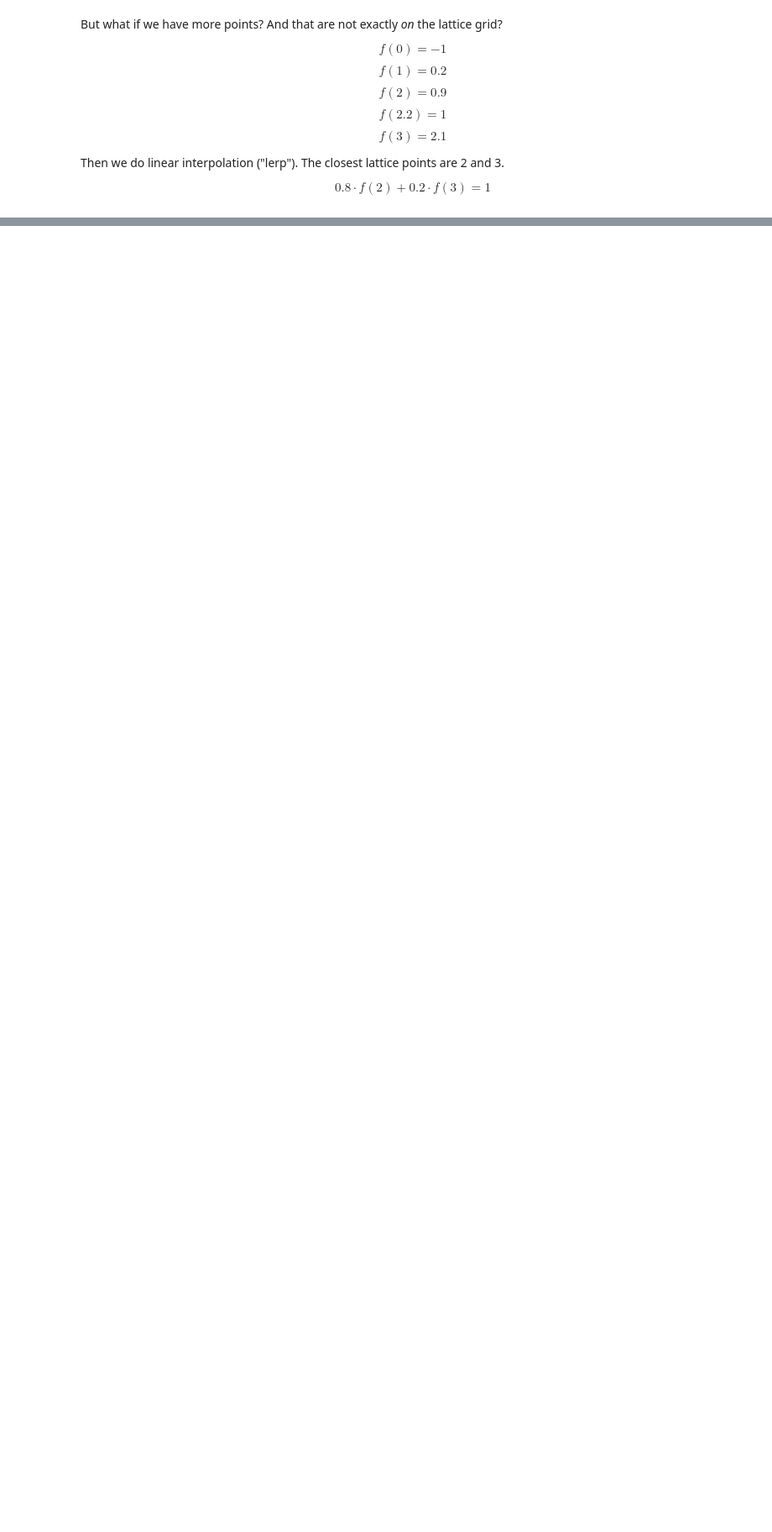
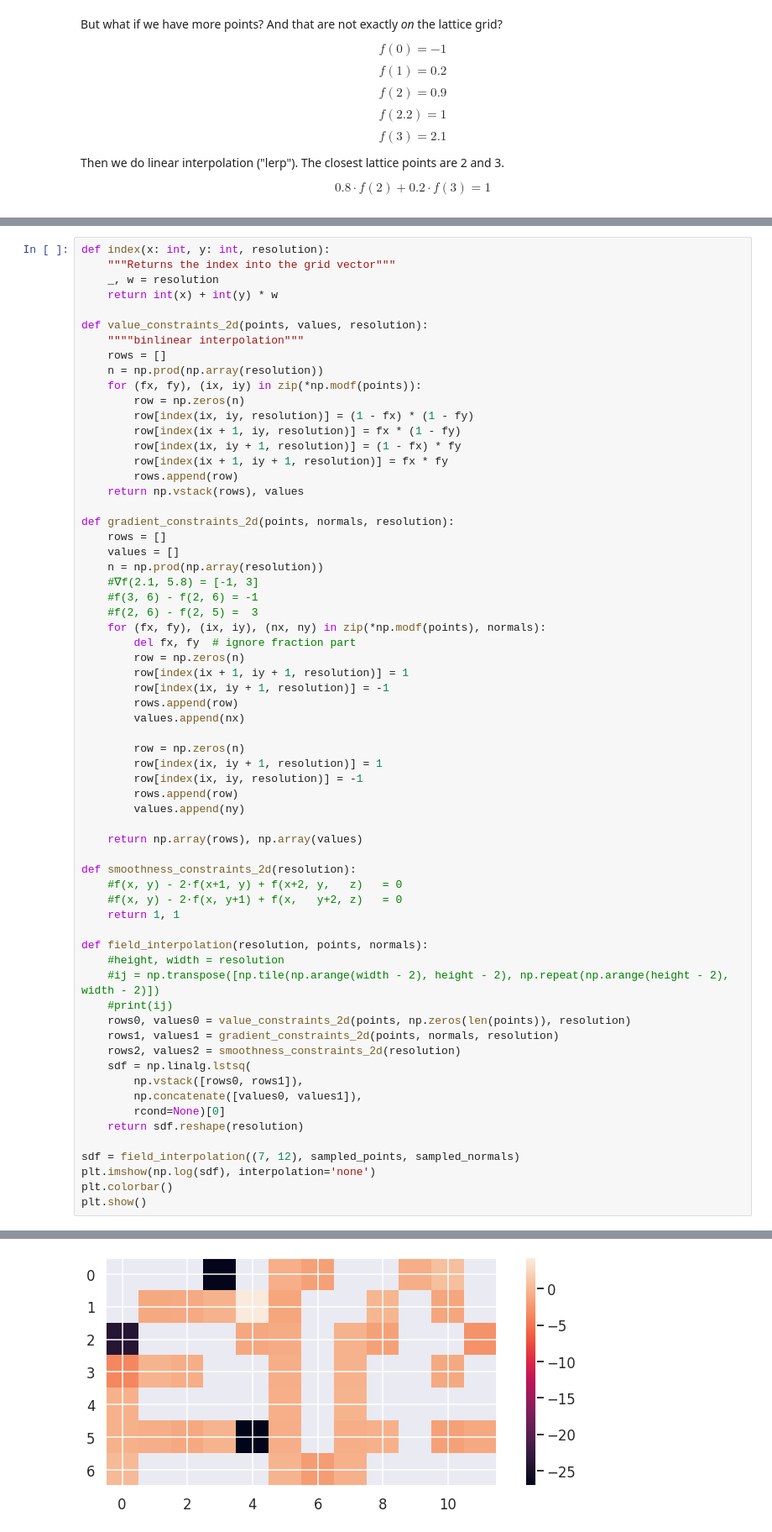
Before and after one commit to vidstige/mini-field-interpolation, a Jupyter notebook: field_interpolation.ipynb, the cells around one changed output, grey strips where cells are left out. Shown at 84% size. Saved outputs shown, nothing was run; the diff lists cells and outputs as text; blank space fills up the shorter version.

Commit message:
2d field interpolation

```diff
--- a/field_interpolation.ipynb
+++ b/field_interpolation.ipynb
@@ -188,0 +237,65 @@ plt.show()
+# %%
+def index(x: int, y: int, resolution):
+    """Returns the index into the grid vector"""
+    _, w = resolution
+    return int(x) + int(y) * w
+
+def value_constraints_2d(points, values, resolution):
+    """"binlinear interpolation"""
+    rows = []
+    n = np.prod(np.array(resolution))
+    for (fx, fy), (ix, iy) in zip(*np.modf(points)):
+        row = np.zeros(n)
+        row[index(ix, iy, resolution)] = (1 - fx) * (1 - fy)
+        row[index(ix + 1, iy, resolution)] = fx * (1 - fy)
+        row[index(ix, iy + 1, resolution)] = (1 - fx) * fy
+        row[index(ix + 1, iy + 1, resolution)] = fx * fy
+        rows.append(row)
+    return np.vstack(rows), values
+
+def gradient_constraints_2d(points, normals, resolution):
+    rows = []
+    values = []
+    n = np.prod(np.array(resolution))
+    #∇f(2.1, 5.8) = [-1, 3]
+    #f(3, 6) - f(2, 6) = -1
+	#f(2, 6) - f(2, 5) =  3
+    for (fx, fy), (ix, iy), (nx, ny) in zip(*np.modf(points), normals):
+        del fx, fy  # ignore fraction part
+        row = np.zeros(n)
+        row[index(ix + 1, iy + 1, resolution)] = 1
+        row[index(ix, iy + 1, resolution)] = -1
+        rows.append(row)
+        values.append(nx)
+
+        row = np.zeros(n)
+        row[index(ix, iy + 1, resolution)] = 1
+        row[index(ix, iy, resolution)] = -1
+        rows.append(row)
+        values.append(ny)
+
+    return np.array(rows), np.array(values)
+
+def smoothness_constraints_2d(resolution):
+    #f(x, y) - 2·f(x+1, y) + f(x+2, y,   z)   = 0
+	#f(x, y) - 2·f(x, y+1) + f(x,   y+2, z)   = 0
+    return 1, 1
+
+def field_interpolation(resolution, points, normals):
+    #height, width = resolution
+    #ij = np.transpose([np.tile(np.arange(width - 2), height - 2), np.repeat(np.arange(height - 2), width - 2)])
+    #print(ij)
+    rows0, values0 = value_constraints_2d(points, np.zeros(len(points)), resolution)
+    rows1, values1 = gradient_constraints_2d(points, normals, resolution)
+    rows2, values2 = smoothness_constraints_2d(resolution)
+    sdf = np.linalg.lstsq(
+        np.vstack([rows0, rows1]),
+        np.concatenate([values0, values1]),
+        rcond=None)[0]
+    return sdf.reshape(resolution)
+
+sdf = field_interpolation((7, 12), sampled_points, sampled_normals)
+plt.imshow(np.log(sdf), interpolation='none')
+plt.colorbar()
+plt.show()
+# %% [output]
@@ -188,0 +303 @@ plt.show()
+[figure, added]
```
Also changed, not shown: parts of 20 cells of this notebook.
